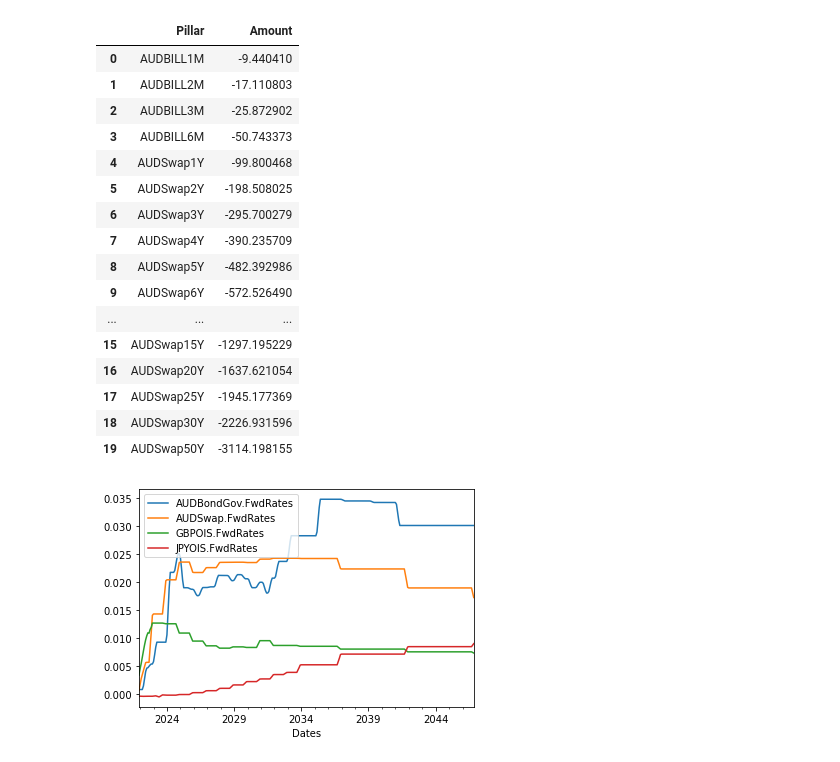
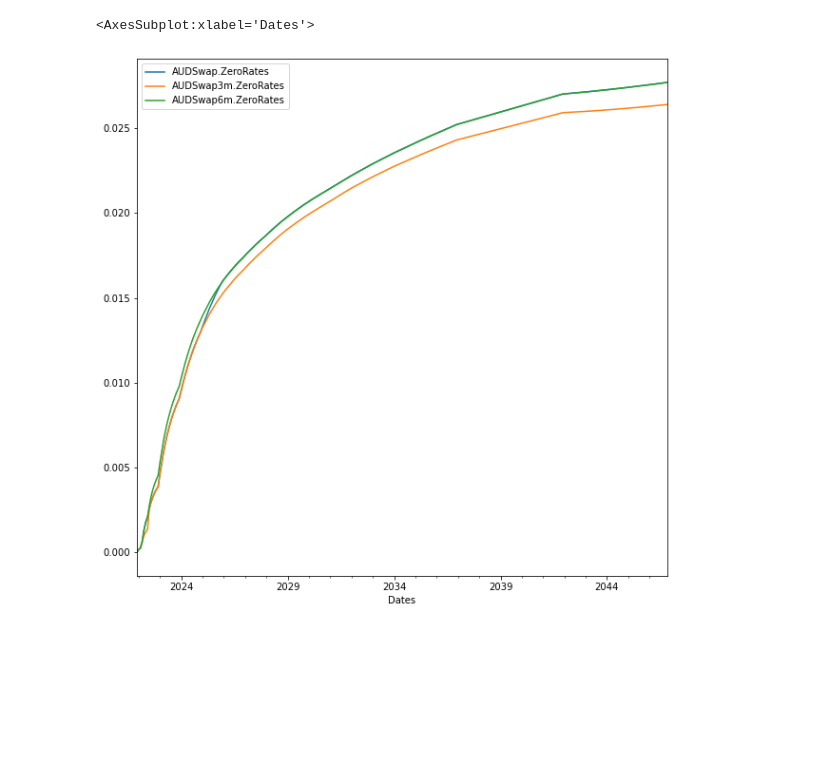
Before and after one commit to zongjieshen/RatesMarket, a Jupyter notebook: PythonMarketAnalytics/Untitled.ipynb, the cells around one changed output. Saved outputs shown, nothing was run; the diff lists cells and outputs as text; code cells hidden in the pictures; blank space fills up the shorter version.

```diff
--- a/PythonMarketAnalytics/Untitled.ipynb
+++ b/PythonMarketAnalytics/Untitled.ipynb
@@ -10,30 +10,13 @@ baseMarket = mkt.MarketFactory.Create('baseMarket',valueDate,filepath)
 # %%
 import dateutil.relativedelta
 curve = baseMarket.marketItems['AUDSwap']
 dv01 = curve.Dv01AtEachPillar('pillar',0.0001)
 date_list = [valueDate + dateutil.relativedelta.relativedelta(months=x) for x in range(300)]
-df = mkt.YieldCurve.Charts(list(baseMarket.marketItems.values()), 'fwd', date_list)
+df = mkt.YieldCurve.Charts(list(baseMarket.marketItems.values()), 'ZERO', date_list,'3m')
 
-df.plot()
-dv01
+df.plot(figsize=(10,10))
 # %% [output]
-|  | Pillar | Amount |
-| 0 | AUDBILL1M | -9.440410 |
-| 1 | AUDBILL2M | -17.110803 |
-| 2 | AUDBILL3M | -25.872902 |
-| 3 | AUDBILL6M | -50.743373 |
-| 4 | AUDSwap1Y | -99.800468 |
-| 5 | AUDSwap2Y | -198.508025 |
-| 6 | AUDSwap3Y | -295.700279 |
-| 7 | AUDSwap4Y | -390.235709 |
-| 8 | AUDSwap5Y | -482.392986 |
-| 9 | AUDSwap6Y | -572.526490 |
-| ... | ... | ... |
-| 15 | AUDSwap15Y | -1297.195229 |
-| 16 | AUDSwap20Y | -1637.621054 |
-| 17 | AUDSwap25Y | -1945.177369 |
-| 18 | AUDSwap30Y | -2226.931596 |
-| 19 | AUDSwap50Y | -3114.198155 |
+<AxesSubplot:xlabel='Dates'>
-[figure, old version]
+[figure, new version]
 # %%
 pd.DataFrame([{fn: getattr(f, fn) for fn in curve.pillars} for f in curve.pillars])
```
Also changed, not shown: parts of 2 cells of this notebook, 8 other files.
